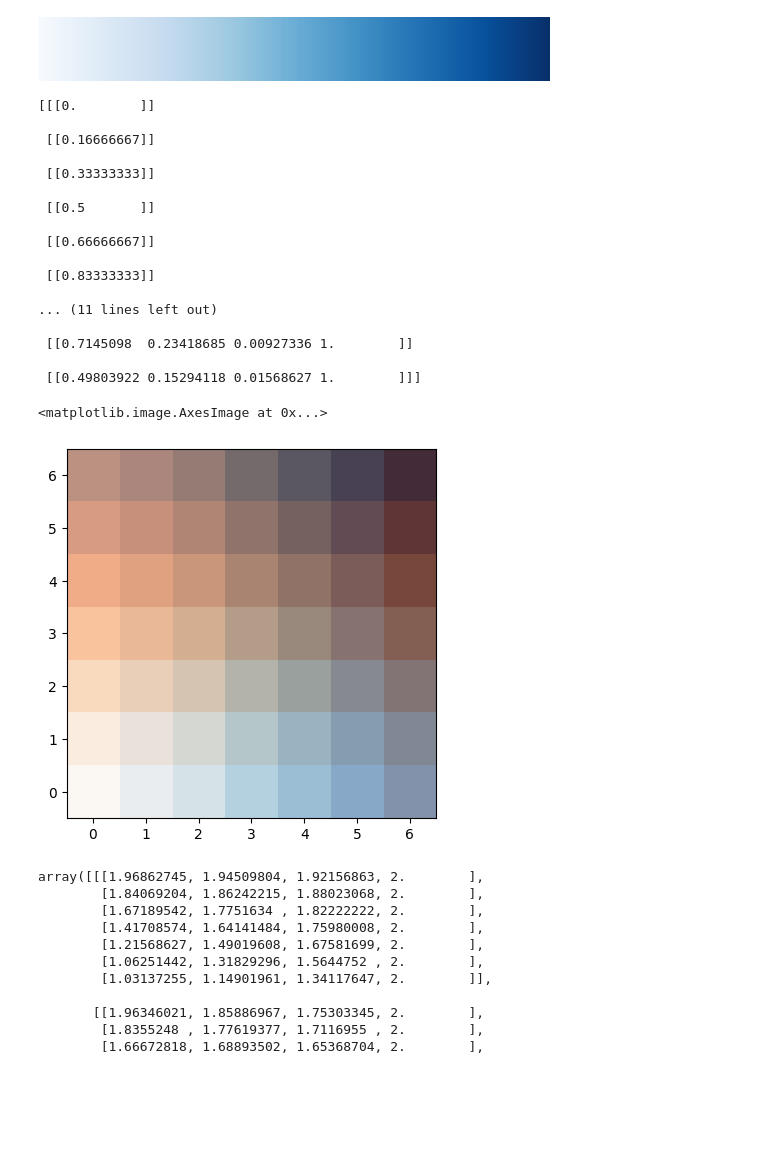
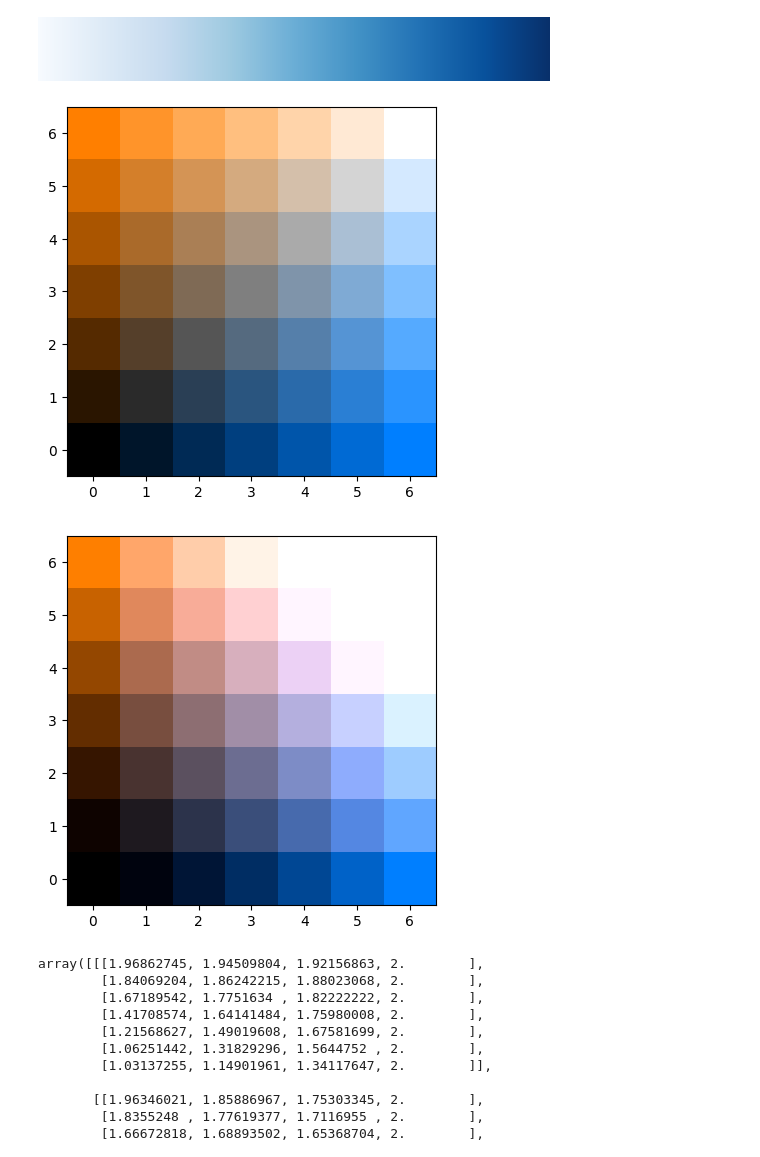
Before and after one commit to RaczeQ/bivario, a Jupyter notebook: bivario/plot_map.ipynb, the cells around one changed output. Drawn from its saved outputs; the diff is of its cells as text; code cells hidden in the pictures; blank space fills up the shorter version.

```diff
--- a/bivario/plot_map.ipynb
+++ b/bivario/plot_map.ipynb
@@ -608,60 +699,48 @@ def bilinear(l=256, c0=[1, 0.5, 0], c1=[0, 0.5, 1]):
     rgb[rgb > 1] = 1
     return rgb
 
-def bilinear_cmap(l=256, c0=plt.cm.Oranges, c1=plt.cm.Blues):
+def bilinear_cmap_2(l=256, c0=plt.cm.Oranges, c1=plt.cm.Blues):
     """
     Returns an l by l colormap that interpolates linearly between 4 colors;
     black, c0, c1 and c0+c1.
 
     Args:
         l: size of the colormap, defaults to 256
         c0: [r,g,b] array-like defining the color at the top left corner, defaults to [1,0.5,0] (orange)
         c1: [r,g,b] array-like defining the color at the bottom right corner, defaults to [0,0.5,1]] (light blue)
     returns:
         a (l,l,3) numpy array of rgb values
     """
     rgb = np.zeros((l, l, 4))
-    print(np.linspace(0, 1, l)[:, np.newaxis, np.newaxis])
-    print(c0)
-    print(c0(np.linspace(0, 1, l)[:, np.newaxis]))
+    # print(np.linspace(0, 1, l)[:, np.newaxis, np.newaxis])
+    # print(c0)
+    # print(c0(np.linspace(0, 1, l)[:, np.newaxis]))
     rgb[:, :, :] = (
         c0(np.linspace(0, 1, l)[:, np.newaxis]) / 2
     )
     rgb[:, :, :] += (
         c1(np.linspace(0, 1, l)[np.newaxis, :]) / 2
     )
     rgb[rgb < 0] = 0
     rgb[rgb > 1] = 1
     return rgb
 
 
 # bcm = bilinear(7, c0=[0, 1, 0], c1=[0, 0, 1])
 # bcm = bilinear(7, c0=[1, 0.5, 0], c1=[0, 0.5, 1])
-bcm = bilinear_cmap(7)
+# bcm = bilinear(7)
+# bcm = bilinear_cmap(7)
+# bcm = bilinear_cmap(7)
 
 import matplotlib.pyplot as plt
 
-plt.imshow(bcm, origin="lower")
+plt.imshow(bilinear(7), origin="lower")
+plt.show()
+plt.imshow(bilinear_cmap(7), origin="lower")
+plt.show()
 # %% [output]
-[[[0.        ]]
-
- [[0.16666667]]
-
- [[0.33333333]]
-
- [[0.5       ]]
-
- [[0.66666667]]
-
- [[0.83333333]]
-
-... (11 lines left out)
-
- [[0.7145098  0.23418685 0.00927336 1.        ]]
-
- [[0.49803922 0.15294118 0.01568627 1.        ]]]
-<matplotlib.image.AxesImage at 0x...>
-[figure, old version]
+[figure, new version]
+[figure, added]
 # %%
 bcm
 # %% [output]
```
Also changed, not shown: parts of 5 cells of this notebook, 1 other file.
